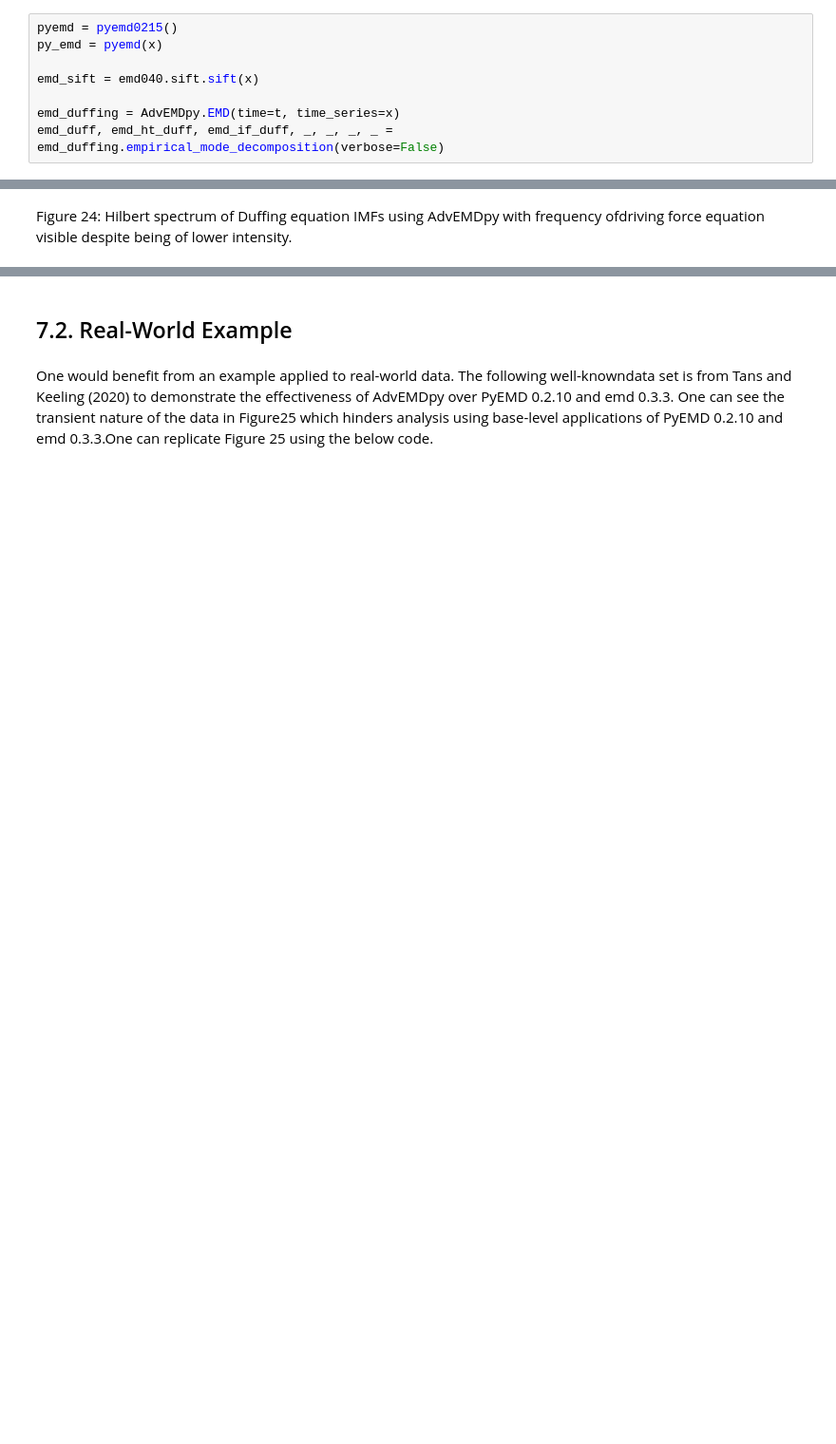
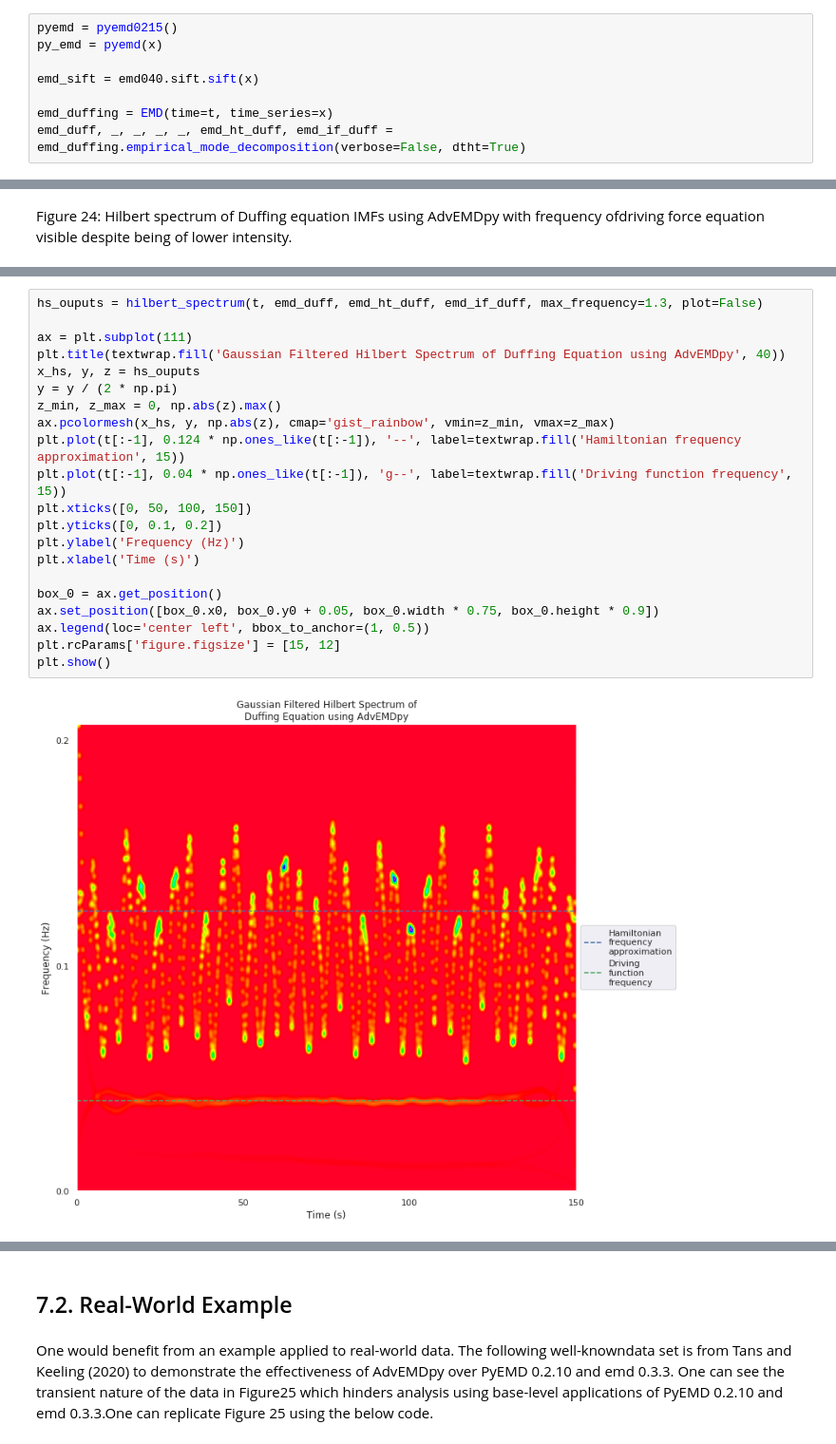
Before and after one commit to Cole-vJ/AdvEMDpy, a Jupyter notebook: Notebooks/AdvEMDpy_paper_notebook.ipynb, the cells around one changed output, grey strips where cells are left out. Shown at 95% size. Cells and saved outputs as stored; diff of their text form; blank space fills up the shorter version.

```diff
--- a/Notebooks/AdvEMDpy_paper_notebook.ipynb
+++ b/Notebooks/AdvEMDpy_paper_notebook.ipynb
@@ -2720,8 +2719,8 @@ py_emd = pyemd(x)
 
 emd_sift = emd040.sift.sift(x)
 
-emd_duffing = AdvEMDpy.EMD(time=t, time_series=x)
-emd_duff, emd_ht_duff, emd_if_duff, _, _, _, _ = emd_duffing.empirical_mode_decomposition(verbose=False)
+emd_duffing = EMD(time=t, time_series=x)
+emd_duff, _, _, _, _, emd_ht_duff, emd_if_duff = emd_duffing.empirical_mode_decomposition(verbose=False, dtht=True)
 # %%
 print(f'emd 0.3.3:    {round(sum(abs(0.1 * np.cos(0.04 * 2 * np.pi * t) - emd_sift[:, 1])), 3)}')
 print(f'PyEMD 0.2.10: {round(sum(abs(0.1 * np.cos(0.04 * 2 * np.pi * t) - py_emd[1, :])), 3)}')
@@ -2870,0 +2872,23 @@ Figure 24: Hilbert spectrum of Duffing equation IMFs using AdvEMDpy with frequen
+# %%
+hs_ouputs = hilbert_spectrum(t, emd_duff, emd_ht_duff, emd_if_duff, max_frequency=1.3, plot=False)
+
+ax = plt.subplot(111)
+plt.title(textwrap.fill('Gaussian Filtered Hilbert Spectrum of Duffing Equation using AdvEMDpy', 40))
+x_hs, y, z = hs_ouputs
+y = y / (2 * np.pi)
+z_min, z_max = 0, np.abs(z).max()
+ax.pcolormesh(x_hs, y, np.abs(z), cmap='gist_rainbow', vmin=z_min, vmax=z_max)
+plt.plot(t[:-1], 0.124 * np.ones_like(t[:-1]), '--', label=textwrap.fill('Hamiltonian frequency approximation', 15))
+plt.plot(t[:-1], 0.04 * np.ones_like(t[:-1]), 'g--', label=textwrap.fill('Driving function frequency', 15))
+plt.xticks([0, 50, 100, 150])
+plt.yticks([0, 0.1, 0.2])
+plt.ylabel('Frequency (Hz)')
+plt.xlabel('Time (s)')
+
+box_0 = ax.get_position()
+ax.set_position([box_0.x0, box_0.y0 + 0.05, box_0.width * 0.75, box_0.height * 0.9])
+ax.legend(loc='center left', bbox_to_anchor=(1, 0.5))
+plt.rcParams['figure.figsize'] = [15, 12]
+plt.show()
+# %% [output]
+[figure, added]
```
Also changed, not shown: parts of 35 cells of this notebook, 14 other files.
